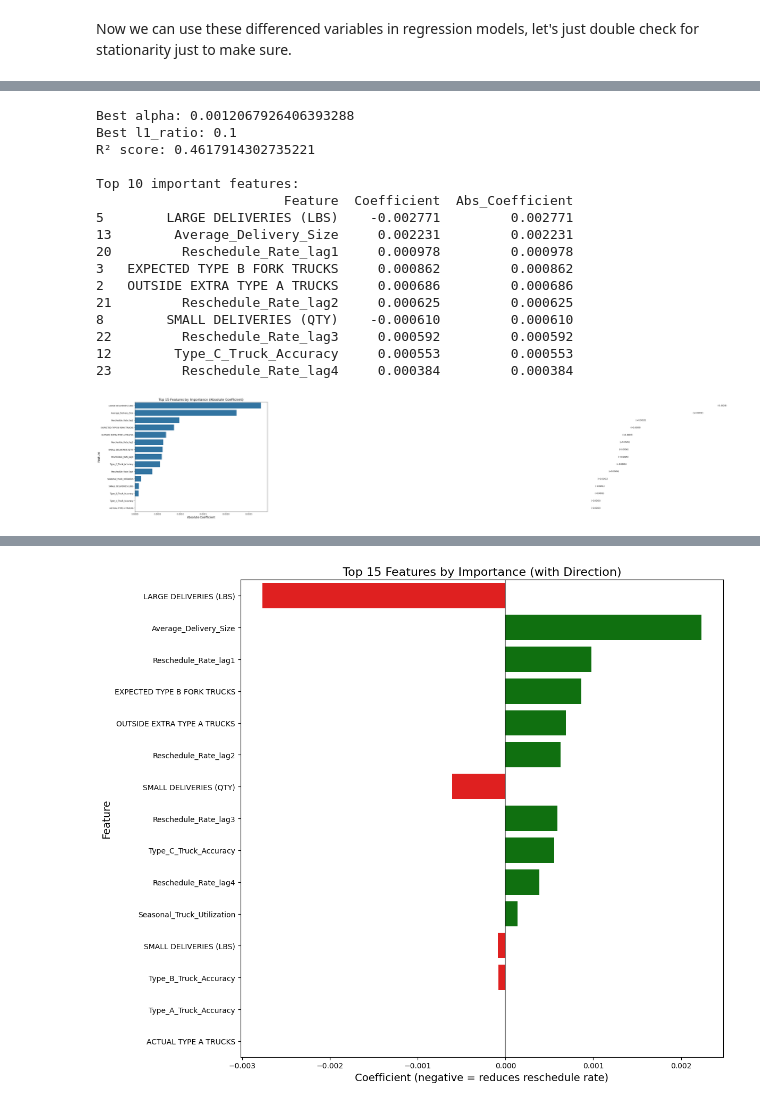
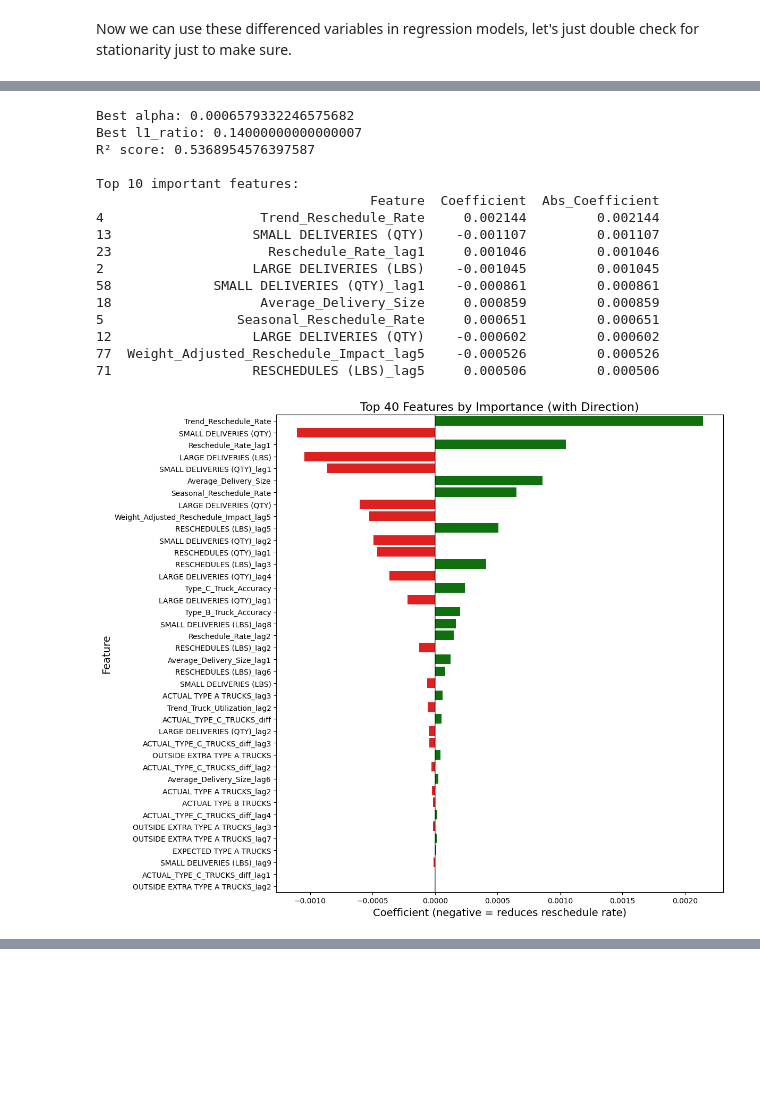
Before and after one commit to RaySaysHi/Lumber-Project, a Jupyter notebook: 2_EDA.ipynb, the cells around one changed output, grey strips where cells are left out. Drawn from its saved outputs; the diff is of its cells as text; code cells hidden in the pictures; blank space fills up the shorter version.

```diff
--- a/2_EDA.ipynb
+++ b/2_EDA.ipynb
@@ -298,0 +372,7 @@ df_model = df.dropna()
+# %%
+df_model = df.copy()
+df_model.dropna(inplace=True)
+
+# Save the final DataFrame to a CSV file
+df_model.to_csv('lumber_delivery_final.csv', index=True)
+print("Final DataFrame saved to 'lumber_delivery_final.csv'.")
@@ -304,17 +386,25 @@ from sklearn.preprocessing import StandardScaler
 from sklearn.model_selection import TimeSeriesSplit
 import matplotlib.pyplot as plt
 import seaborn as sns
+# Ignore Warnings
+import warnings
+warnings.filterwarnings("ignore")
 
 # Assuming df_model already has the differenced variables and lag features
 # and NaN values have been dropped
+# Drop variables if they exist in the DataFrame
+columns_to_drop = ['Delivery_Fulfillment_Rate', 'Weight_Adjusted_Reschedule_Impact', 'Residual_Reschedule_Rate', 'RESCHEDULES (QTY)', 'RESCHEDULES (LBS)', 'EXPECTED TYPE C TRUCKS']
+df_model = df_model.drop(columns=[col for col in columns_to_drop if col in df_model.columns])
 
 # 1. Define target and features
 y = df_model['Reschedule_Rate']
 
-X = df_model.drop(columns=['Reschedule_Rate', 'Delivery_Fulfillment_Rate',
-                           'Weight_Adjusted_Reschedule_Impact',
-                             'Residual_Reschedule_Rate', 'Trend_Reschedule_Rate',
-                             'RESCHEDULES (QTY)', 'RESCHEDULES (LBS)', 'DFF', 'ACTUAL TYPE C TRUCKS', 'GASREGW', 'WPU081', 'EXPECTED TYPE C TRUCKS', 'Seasonal_Reschedule_Rate',])
+X = df_model.drop(columns=['Reschedule_Rate',])
+
+# df_model.drop(columns=['Reschedule_Rate', 'Delivery_Fulfillment_Rate',
+                           #'Weight_Adjusted_Reschedule_Impact',
+                             #'Residual_Reschedule_Rate', 'Trend_Reschedule_Rate',
+                             #'RESCHEDULES (QTY)', 'RESCHEDULES (LBS)', 'GASREGW', 'EXPECTED TYPE C TRUCKS', 'Seasonal_Reschedule_Rate',])
 
 # 2. Scale the features (important for regularization)
 scaler = StandardScaler()
@@ -327,8 +417,8 @@ tscv = TimeSeriesSplit(n_splits=5)
 # 4. Train ElasticNetCV with time series cross-validation
 # l1_ratio=0.5 is a starting point (0=Ridge, 1=Lasso)
 elastic_net = ElasticNetCV(
-    l1_ratio=[0.1, 0.5, 0.7, 0.9, 0.95, 0.99, 1.0],
-    alphas=np.logspace(-5, 1, 50),
+    l1_ratio=np.arange(0.05, 0.149, 0.001),
+    alphas=np.logspace(-8, 1, 100),
     cv=tscv,
     max_iter=10000,
     random_state=42
@@ -342,64 +432,47 @@ feature_importance = pd.DataFrame({
     'Feature': X.columns,
     'Coefficient': elastic_net.coef_
 })
 
 # Sort by absolute coefficient value to see most important features
 feature_importance['Abs_Coefficient'] = np.abs(feature_importance['Coefficient'])
 feature_importance = feature_importance.sort_values('Abs_Coefficient', ascending=False)
 
 # 6. Print model information
 print(f"Best alpha: {elastic_net.alpha_}")
 print(f"Best l1_ratio: {elastic_net.l1_ratio_}")
 print(f"R² score: {elastic_net.score(X_scaled, y)}")
 print("\nTop 10 important features:")
 print(feature_importance.head(10))
 
-# 7. Visualize feature importance
-plt.figure(figsize=(12, 10))
-top_features = feature_importance.head(15)  # Show top 15 features
-ax = sns.barplot(x='Abs_Coefficient', y='Feature', data=top_features)
-ax.set_title('Top 15 Features by Importance (Absolute Coefficient)', fontsize=16)
-ax.set_xlabel('Absolute Coefficient', fontsize=14)
-ax.set_ylabel('Feature', fontsize=14)
-
-# Add actual coefficient values as text
-for i, v in enumerate(top_features['Abs_Coefficient']):
-    actual_coef = top_features['Coefficient'].iloc[i]
-    sign = '+' if actual_coef > 0 else '-'
-    ax.text(v + 0.01, i, f" ({sign}{abs(actual_coef):.4f})", va='center')
-
-plt.tight_layout()
-plt.show()
-
 # 8. Create a more detailed visualization showing coefficient signs
 plt.figure(figsize=(12, 10))
-top_features = feature_importance.head(15)
+top_features = feature_importance.head(40)
 
 # Use coefficient with sign for this plot
 colors = ['red' if c < 0 else 'green' for c in top_features['Coefficient']]
 ax = sns.barplot(x='Coefficient', y='Feature', data=top_features, palette=colors)
-ax.set_title('Top 15 Features by Importance (with Direction)', fontsize=16)
+ax.set_title('Top 40 Features by Importance (with Direction)', fontsize=16)
 ax.set_xlabel('Coefficient (negative = reduces reschedule rate)', fontsize=14)
 ax.set_ylabel('Feature', fontsize=14)
 ax.axvline(x=0, color='black', linestyle='-', alpha=0.5)
 
 plt.tight_layout()
 plt.show()
 # %% [output]
-Best alpha: 0.0012067926406393288
-Best l1_ratio: 0.1
-R² score: 0.4617914302735221
+Best alpha: 0.0006579332246575682
+Best l1_ratio: 0.14000000000000007
+R² score: 0.5368954576397587
 
 Top 10 important features:
-                        Feature  Coefficient  Abs_Coefficient
-5        LARGE DELIVERIES (LBS)    -0.002771         0.002771
-13        Average_Delivery_Size     0.002231         0.002231
-20         Reschedule_Rate_lag1     0.000978         0.000978
-3   EXPECTED TYPE B FORK TRUCKS     0.000862         0.000862
-2   OUTSIDE EXTRA TYPE A TRUCKS     0.000686         0.000686
-21         Reschedule_Rate_lag2     0.000625         0.000625
-8        SMALL DELIVERIES (QTY)    -0.000610         0.000610
-22         Reschedule_Rate_lag3     0.000592         0.000592
-12        Type_C_Truck_Accuracy     0.000553         0.000553
-23         Reschedule_Rate_lag4     0.000384         0.000384
+                                   Feature  Coefficient  Abs_Coefficient
+4                    Trend_Reschedule_Rate     0.002144         0.002144
+13                  SMALL DELIVERIES (QTY)    -0.001107         0.001107
+23                    Reschedule_Rate_lag1     0.001046         0.001046
+2                   LARGE DELIVERIES (LBS)    -0.001045         0.001045
+58             SMALL DELIVERIES (QTY)_lag1    -0.000861         0.000861
+18                   Average_Delivery_Size     0.000859         0.000859
+5                 Seasonal_Reschedule_Rate     0.000651         0.000651
+12                  LARGE DELIVERIES (QTY)    -0.000602         0.000602
+77  Weight_Adjusted_Reschedule_Impact_lag5    -0.000526         0.000526
+71                  RESCHEDULES (LBS)_lag5     0.000506         0.000506
-[figure, old version]
+[figure, new version]
@@ -409,2 +479 @@ Passing `palette` without assigning `hue` is deprecated and will be removed in v
-[figure, removed]
 # %%
```
Also changed, not shown: parts of 12 cells of this notebook, 1 other file.
